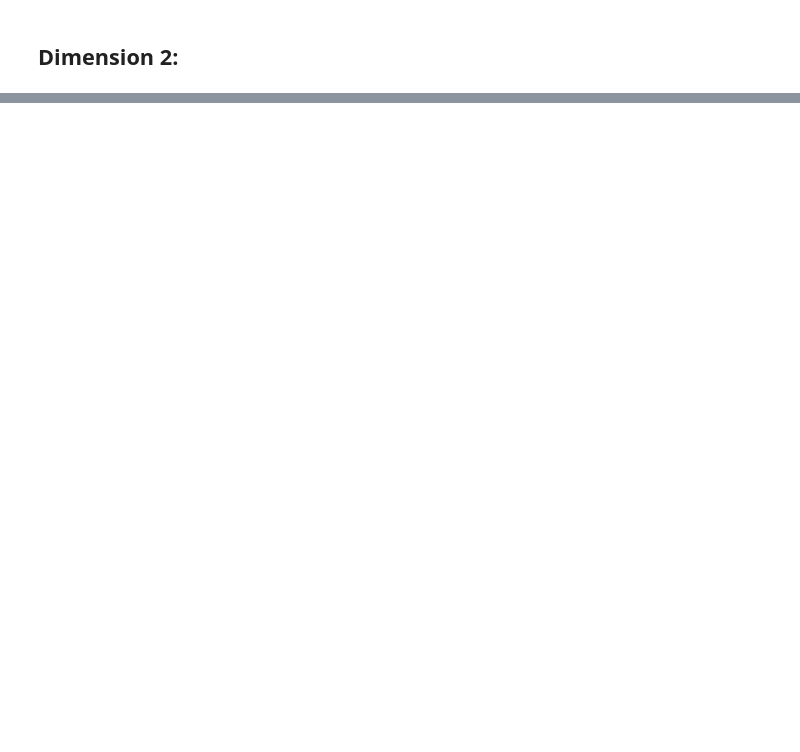
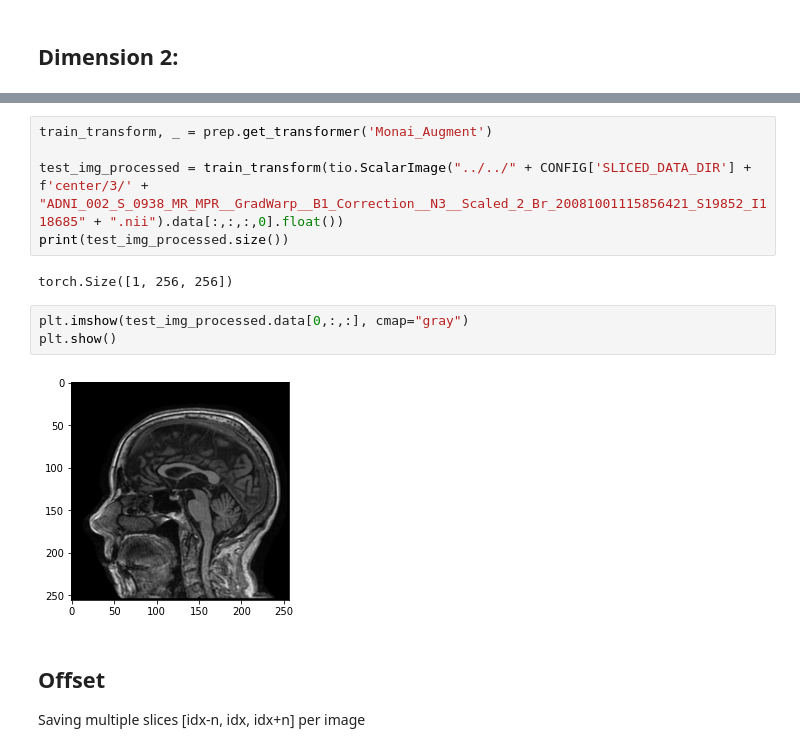
Before and after one commit to roman-studer/fhnw_ds_fs22_cdl1_cml1_Brain_Health_Challenge, a Jupyter notebook: notebooks/1_preprocessing/Slicing.ipynb, the cells around one changed output, grey strips where cells are left out. Cells and saved outputs as stored; diff of their text form; blank space fills up the shorter version.

```diff
--- a/notebooks/1_preprocessing/Slicing.ipynb
+++ b/notebooks/1_preprocessing/Slicing.ipynb
@@ -113,0 +184,16 @@ plt.show()
+# %%
+train_transform, _ = prep.get_transformer('Monai_Augment')
+
+test_img_processed = train_transform(tio.ScalarImage("../../" + CONFIG['SLICED_DATA_DIR'] + f'center/3/' + "ADNI_002_S_0938_MR_MPR__GradWarp__B1_Correction__N3__Scaled_2_Br_20081001115856421_S19852_I118685" + ".nii").data[:,:,:,0].float())
+print(test_img_processed.size())
+# %% [output]
+torch.Size([1, 256, 256])
+# %%
+plt.imshow(test_img_processed.data[0,:,:], cmap="gray")
+plt.show()
+# %% [output]
+[figure, added]
+# %% [markdown]
+## Offset
+
+Saving multiple slices [idx-n, idx, idx+n] per image
```
Also changed, not shown: parts of 37 cells of this notebook.
